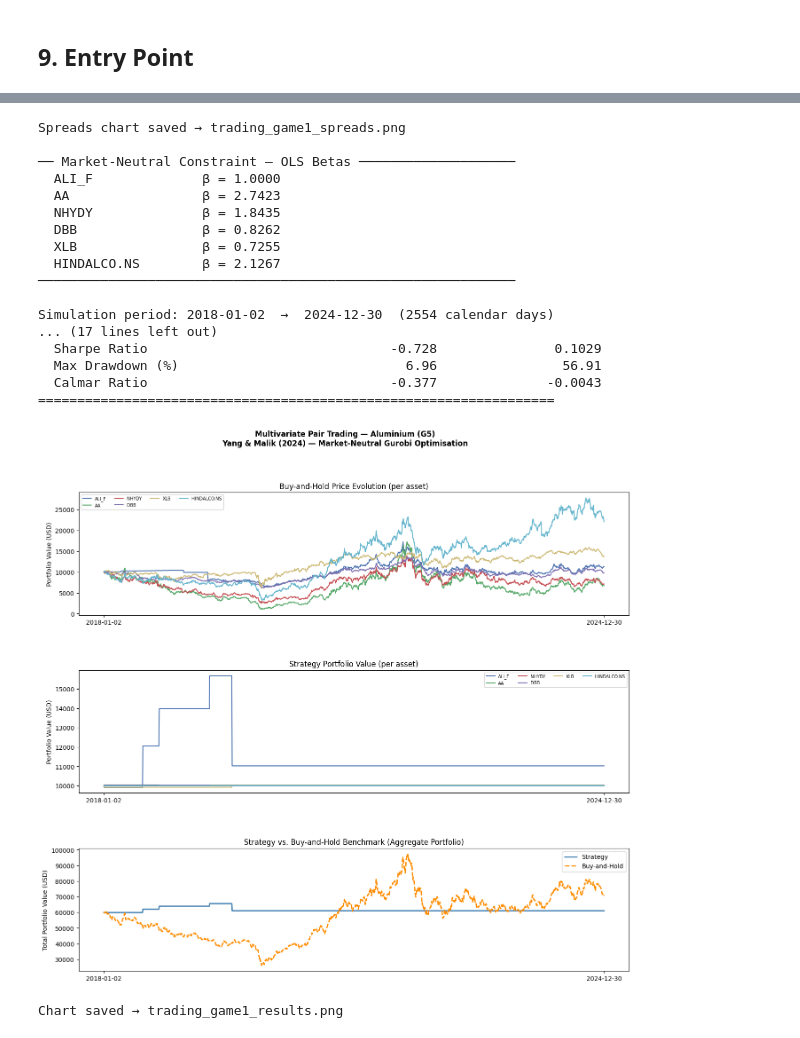
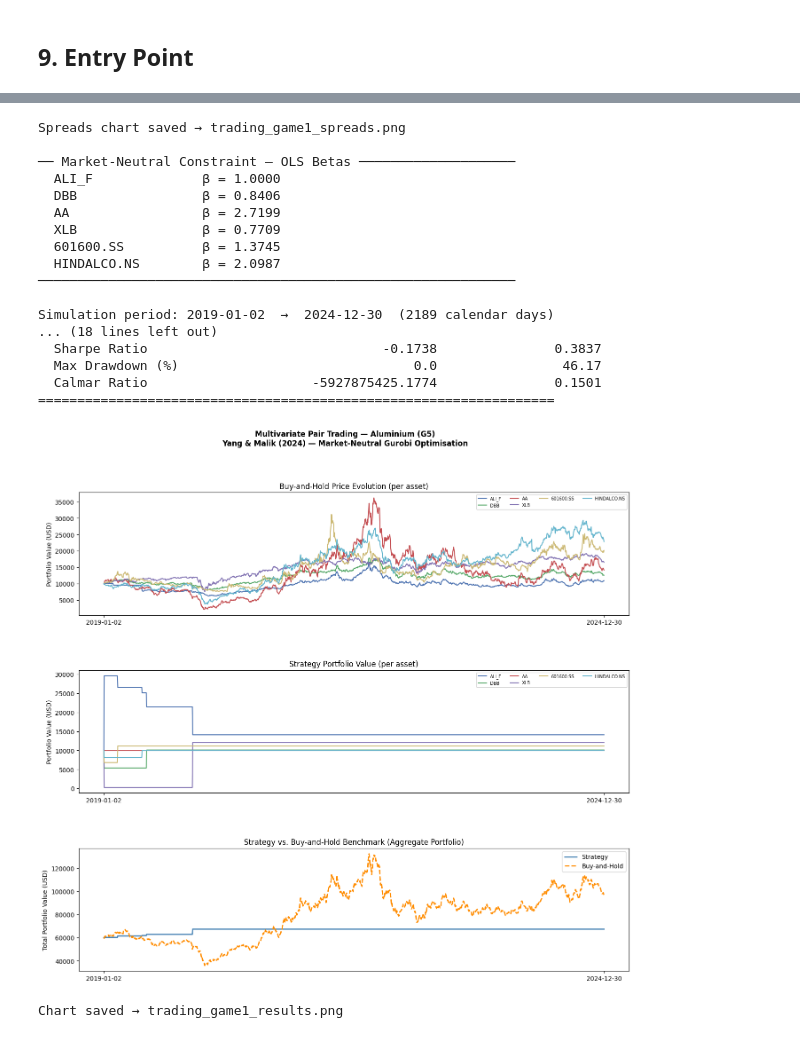
Before and after one commit to emilesgt/Aluminium_Pair_Trading, a Jupyter notebook: TG1/optimal-trading-technique-main/optimal-trading-technique-main/Trading_game_1.ipynb, the cells around one changed output, grey strips where cells are left out. Cells and saved outputs as stored; diff of their text form; code cells hidden in the pictures.

Commit message:
changed the data loader to have all prices in USD and df starting in 2019, changed main code accordingly

```diff
--- a/TG1/optimal-trading-technique-main/optimal-trading-technique-main/Trading_game_1.ipynb
+++ b/TG1/optimal-trading-technique-main/optimal-trading-technique-main/Trading_game_1.ipynb
@@ -591,18 +594,9 @@ def sigma3_pipeline(dfs, spreads, lookup, spread_dates,
 def arbitrage_trade(csv_file: str, asset_columns: list[str], lookup: dict,
                     start=None, end=None,
                     dofuller: bool = True, tc: bool = True):
-    """
-    Full pipeline:
-      1. Load & align data
-      2. ADF screening → select top-MAX_STOCKS cointegrated assets
-      3. Build spreads & z-scores
-      4. Compute OLS betas (for market-neutral constraint)
-      5. Run Gurobi-optimised simulation
-      6. Report performance vs. benchmark
-    """
     # 1. Load
     dfs, common_dates = load_and_align(csv_file, asset_columns)
-    anchor_idx = 0   # ALI=F is always index 0
+    anchor_idx = 0
 
     # 2. ADF screening
     if dofuller:
@@ -614,8 +608,10 @@ def arbitrage_trade(csv_file: str, asset_columns: list[str], lookup: dict,
         selected_indices = [i for i in range(len(dfs)) if i != anchor_idx][:MAX_STOCKS]
         print(f"ADF filtering disabled — using first {len(selected_indices)} non-anchor assets.")
 
+    print("DEBUG selected_indices:", selected_indices)
+
     # Always include the anchor
-    basket_indices = [anchor_idx] + selected_indices  # anchor first
+    basket_indices = [anchor_idx] + selected_indices
     basket_dfs     = [dfs[i] for i in basket_indices]
     basket_lookup  = {str(new_i): lookup[str(old_i)]
                       for new_i, old_i in enumerate(basket_indices)}
@@ -627,9 +623,8 @@ def arbitrage_trade(csv_file: str, asset_columns: list[str], lookup: dict,
                                for i in range(len(basket_dfs))})
     spread_dates = basket_dfs[0]["Date"].to_numpy()
 
-    # Compute OLS betas (anchor = index 0 in basket)
-    betas = {}    # asset basket_index → β vs anchor
-    betas[0] = 1.0   # anchor beta = 1 by definition
+    betas = {}
+    betas[0] = 1.0
 
     spreads = pd.DataFrame()
     for j in range(1, close_log.shape[1]):
@@ -645,6 +640,16 @@ def arbitrage_trade(csv_file: str, asset_columns: list[str], lookup: dict,
         mu  = spreads[k].mean()
         std = spreads[k].std(ddof=0)
         zscores[k] = (spreads[k] - mu) / std
+
+    # DEBUG: check how often z-score exceeds threshold
+    sigma3 = spreads.std() * CROSSING_MAX
+    total_triggers = 0
+    for k in spreads.columns:
+        triggers = (zscores[k].abs() > sigma3[k]).sum()
+        total_triggers += triggers
+        print(f"DEBUG spread {k}: sigma3_threshold={sigma3[k]:.6f}, "
+              f"zscore_max={zscores[k].abs().max():.6f}, triggers={triggers}")
+    print(f"DEBUG total trigger events across all spreads: {total_triggers}")
 
     # 4. Plot spreads
     fig, axes = plt.subplots(len(spreads.columns), 1,
@@ -691,6 +696,8 @@ def do_aluminium():
         "S32.AX",
         "HINDALCO.NS",
         "1211.HK",
+        "601600.SS",
+        "1378.HK",
     ]
 
     arbitrage_trade(
@@ -711,6 +718,8 @@ def do_aluminium():
             "11": "S32.AX",
             "12": "HINDALCO.NS",
             "13": "1211.HK",
+            "14": "601600.SS",
+            "15": "1378.HK",
         },
         start=None,
         end=None,
@@ -752,19 +761,19 @@ Basket: ['ALI_F', 'AA', 'NHYDY', 'DBB', 'XLB', 'HINDALCO.NS']
 Spreads chart saved → trading_game1_spreads.png
 
 ── Market-Neutral Constraint — OLS Betas ────────────────────
   ALI_F              β = 1.0000
-  AA                 β = 2.7423
-  NHYDY              β = 1.8435
-  DBB                β = 0.8262
-  XLB                β = 0.7255
-  HINDALCO.NS        β = 2.1267
+  DBB                β = 0.8406
+  AA                 β = 2.7199
+  XLB                β = 0.7709
+  601600.SS          β = 1.3745
+  HINDALCO.NS        β = 2.0987
 ─────────────────────────────────────────────────────────────
 
-Simulation period: 2018-01-02  →  2024-12-30  (2554 calendar days)
-... (17 lines left out)
-  Sharpe Ratio                               -0.728               0.1029
-  Max Drawdown (%)                             6.96                56.91
-  Calmar Ratio                               -0.377              -0.0043
+Simulation period: 2019-01-02  →  2024-12-30  (2189 calendar days)
+... (18 lines left out)
+  Sharpe Ratio                              -0.1738               0.3837
+  Max Drawdown (%)                              0.0                46.17
+  Calmar Ratio                     -5927875425.1774               0.1501
 ==================================================================
-[figure, old version]
+[figure, new version]
 Chart saved → trading_game1_results.png
```
Also changed, not shown: parts of 3 cells of this notebook, 4 other files.
